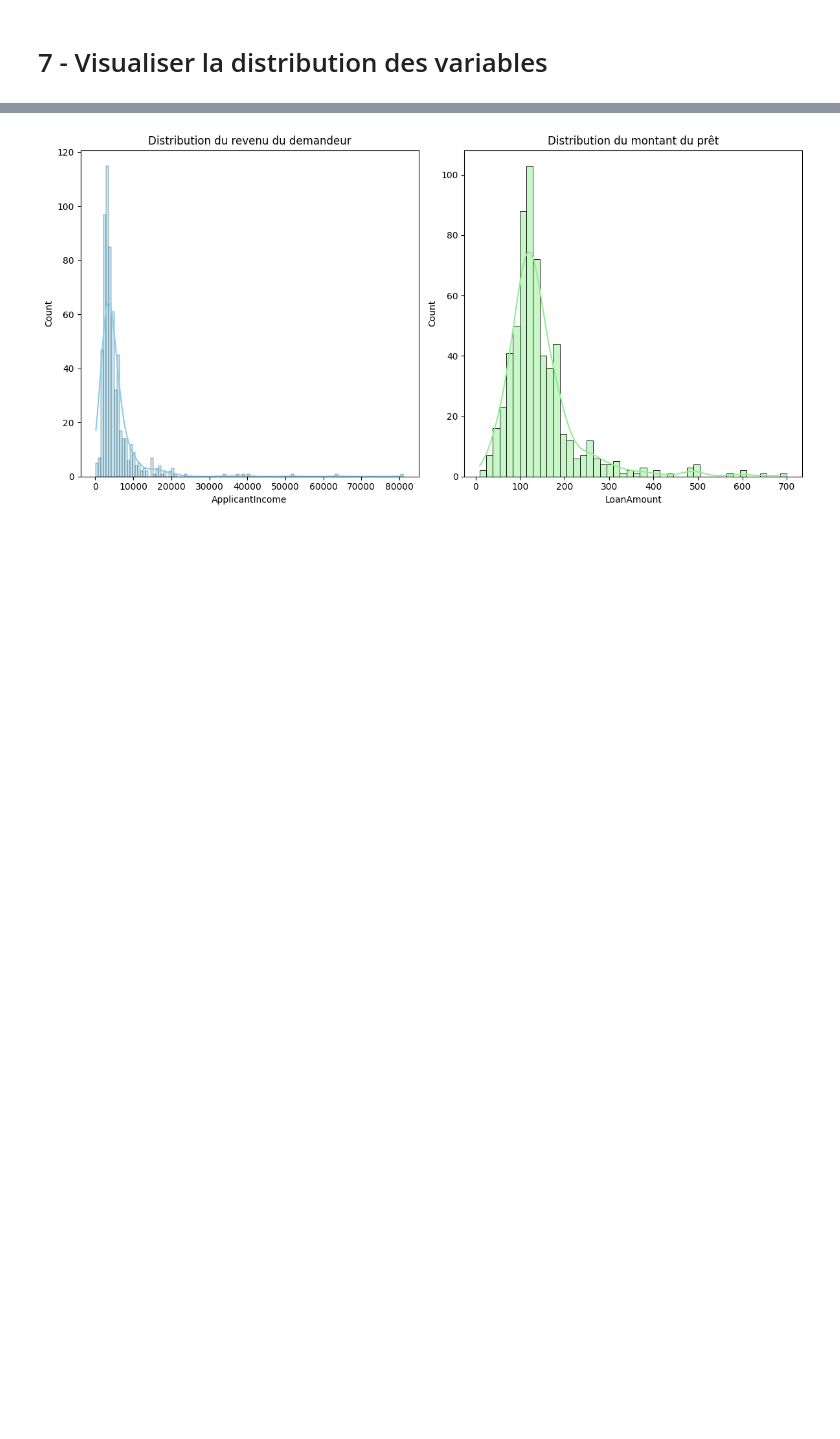
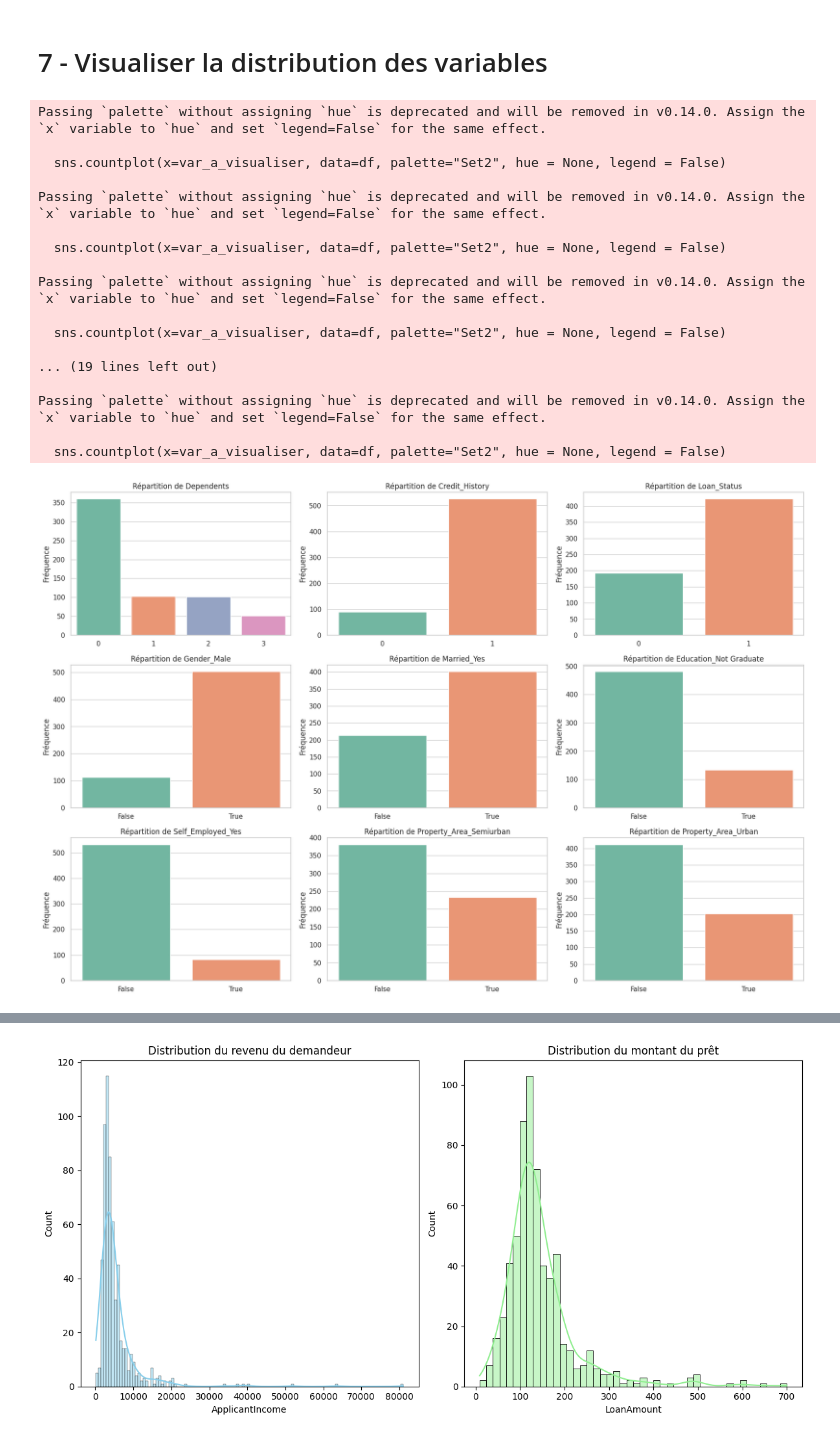
Before and after one commit to ach224/Prediction_eligibilite_pret_bancaire, a Jupyter notebook: Projet_1_–_Prédiction_de_l’éligibilité_à_un_prêt_bancaire.ipynb, the cells around one changed output, grey strips where cells are left out. Saved outputs shown, nothing was run; the diff lists cells and outputs as text; code cells hidden in the pictures; blank space fills up the shorter version.

Commit message:
# Visualisation de la distribution des variables

```diff
--- a/Projet_1_–_Prédiction_de_l’éligibilité_à_un_prêt_bancaire.ipynb
+++ b/Projet_1_–_Prédiction_de_l’éligibilité_à_un_prêt_bancaire.ipynb
@@ -331,3 +331,41 @@ Cette étape dépend du type de modèle de machine learning choisi :
 Une normalisation (ou standardisation) pourra donc être réalisée plus tard, une fois le modèle de prédiction sélectionné.
 # %% [markdown]
 # 7 - Visualiser la distribution des variables
+# %%
+# Visualisation de la distribution des variables
+var_a_visualiser = df.drop(columns = ["ApplicantIncome", "CoapplicantIncome", "Loan_Amount_Term", "LoanAmount"])
+
+# Mosaïque de graphiques
+sns.set(style="whitegrid", palette = "pastel")
+# Nbr_graph_par_ligne = 3
+n_cols = 3
+n_rows = int(np.ceil(len(var_a_visualiser) / n_cols))
+plt.figure(figsize=(18, n_rows * 4))
+for i, var_a_visualiser in enumerate(var_a_visualiser, 1):
+  plt.subplot(n_rows, n_cols, i)
+  sns.countplot(x=var_a_visualiser, data=df, palette="Set2", hue = None, legend = False)
+  plt.title(f"Répartition de {var_a_visualiser}")
+  plt.xlabel("")
+  plt.ylabel("Fréquence")
+
+plt.tight_layout()
+plt.show()
+# %% [output]
+Passing `palette` without assigning `hue` is deprecated and will be removed in v0.14.0. Assign the `x` variable to `hue` and set `legend=False` for the same effect.
+
+  sns.countplot(x=var_a_visualiser, data=df, palette="Set2", hue = None, legend = False)
+
+Passing `palette` without assigning `hue` is deprecated and will be removed in v0.14.0. Assign the `x` variable to `hue` and set `legend=False` for the same effect.
+
+  sns.countplot(x=var_a_visualiser, data=df, palette="Set2", hue = None, legend = False)
+
+Passing `palette` without assigning `hue` is deprecated and will be removed in v0.14.0. Assign the `x` variable to `hue` and set `legend=False` for the same effect.
+
+  sns.countplot(x=var_a_visualiser, data=df, palette="Set2", hue = None, legend = False)
+
+... (19 lines left out)
+
+Passing `palette` without assigning `hue` is deprecated and will be removed in v0.14.0. Assign the `x` variable to `hue` and set `legend=False` for the same effect.
+
+  sns.countplot(x=var_a_visualiser, data=df, palette="Set2", hue = None, legend = False)
+[figure, added]
```
Also changed, not shown: parts of 3 cells of this notebook.
